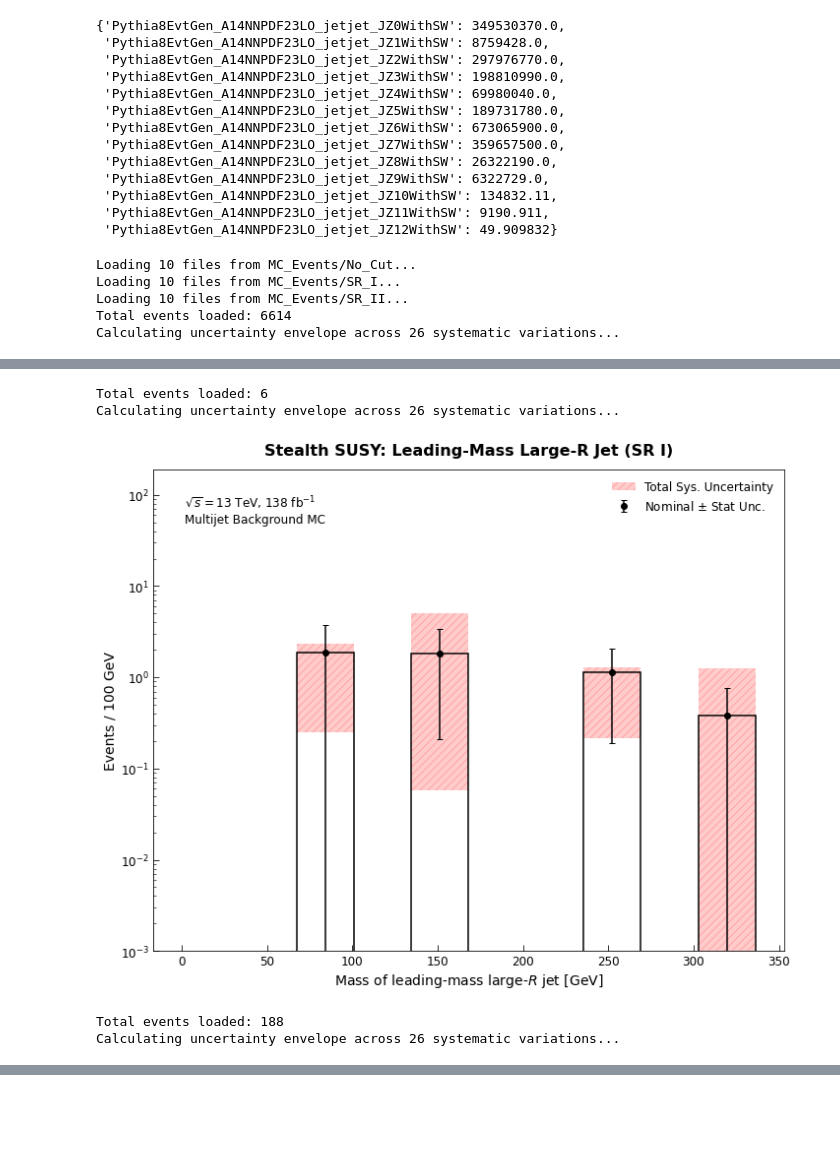
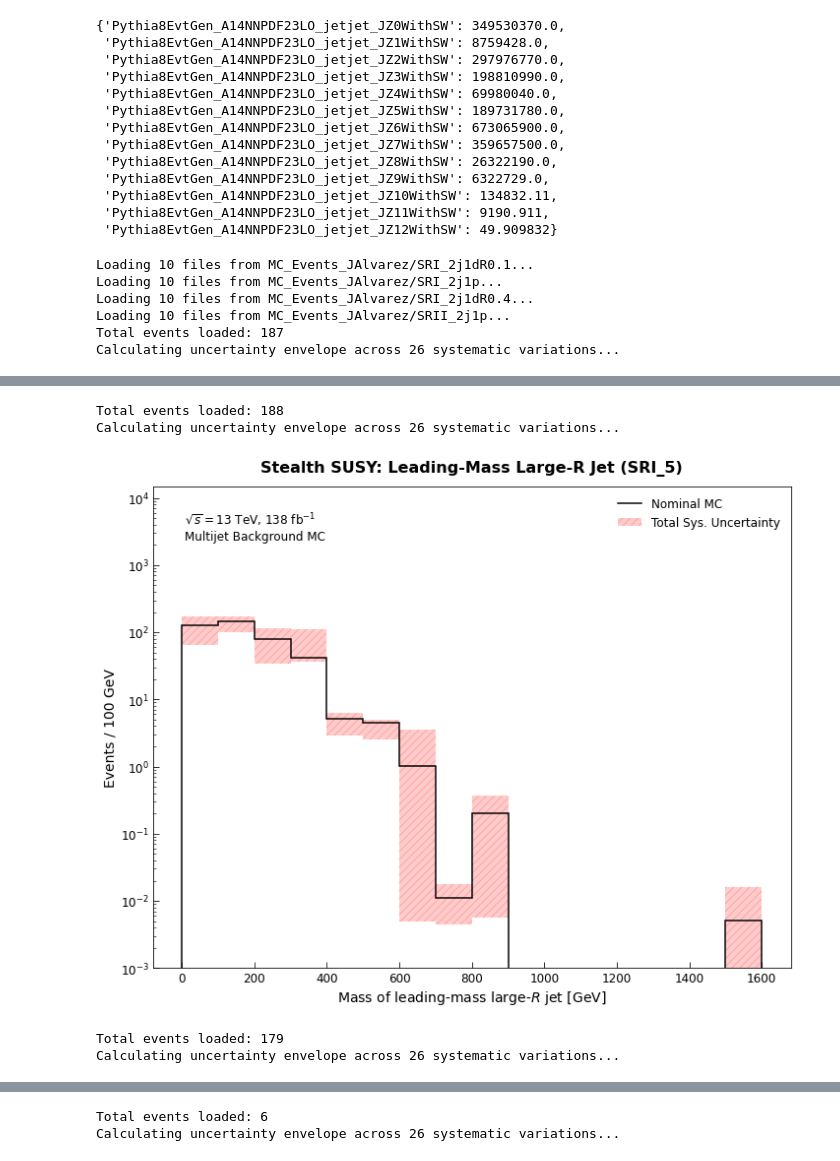
Before and after one commit to sherkaicode/Non-Resonant-AD, a Jupyter notebook: STEALTH_SUSY/QCD_check.ipynb, the cells around one changed output, grey strips where cells are left out. Cells and saved outputs as stored; diff of their text form; code cells hidden in the pictures; blank space fills up the shorter version.

```diff
--- a/STEALTH_SUSY/QCD_check.ipynb
+++ b/STEALTH_SUSY/QCD_check.ipynb
@@ -844,16 +867,21 @@ def plot_dataframe(df, name):
     plt.tight_layout()
     plt.show()
 # %%
-df_nocut = load_region_data("MC_Events/No_Cut")
-df_sr1 = load_region_data("MC_Events/SR_I")
-df_sr2 = load_region_data("MC_Events/SR_II")
+df1 = load_region_data("MC_Events_JAlvarez/SRI_2j1dR0.1")
+df1_5 = load_region_data("MC_Events_JAlvarez/SRI_2j1p")
+df2 = load_region_data("MC_Events_JAlvarez/SRI_2j1dR0.4")
+df3 = load_region_data("MC_Events_JAlvarez/SRII_2j1p")
+# df_sr1 = load_region_data("MC_Events/SR_I")
+# df_sr2 = load_region_data("MC_Events/SR_II")
 
-plot_dataframe(df_nocut, "No_Cut")
-plot_dataframe(df_sr1, "SR I")
-plot_dataframe(df_sr2, "SR II")
+plot_dataframe(df1, "SRI", "lead_mass_ljet_mass")
+plot_dataframe(df1_5, "SRI_5", "lead_mass_ljet_mass")
+plot_dataframe(df2, "SRII", "lead_mass_ljet_mass")
+plot_dataframe(df3, "SRIII", "lead_mass_ljet_mass")
 # %% [output]
-Loading 10 files from MC_Events/No_Cut...
-Loading 10 files from MC_Events/SR_I...
-Loading 10 files from MC_Events/SR_II...
-Total events loaded: 6614
+Loading 10 files from MC_Events_JAlvarez/SRI_2j1dR0.1...
+Loading 10 files from MC_Events_JAlvarez/SRI_2j1p...
+Loading 10 files from MC_Events_JAlvarez/SRI_2j1dR0.4...
+Loading 10 files from MC_Events_JAlvarez/SRII_2j1p...
+Total events loaded: 187
 Calculating uncertainty envelope across 26 systematic variations...
@@ -861,5 +889,5 @@ Calculating uncertainty envelope across 26 systematic variations...
-Total events loaded: 6
+Total events loaded: 188
 Calculating uncertainty envelope across 26 systematic variations...
-[figure, old version]
+[figure, new version]
-Total events loaded: 188
+Total events loaded: 179
 Calculating uncertainty envelope across 26 systematic variations...
@@ -866,0 +895,2 @@ Calculating uncertainty envelope across 26 systematic variations...
+Total events loaded: 6
+Calculating uncertainty envelope across 26 systematic variations...
```
Also changed, not shown: parts of 7 cells of this notebook.
